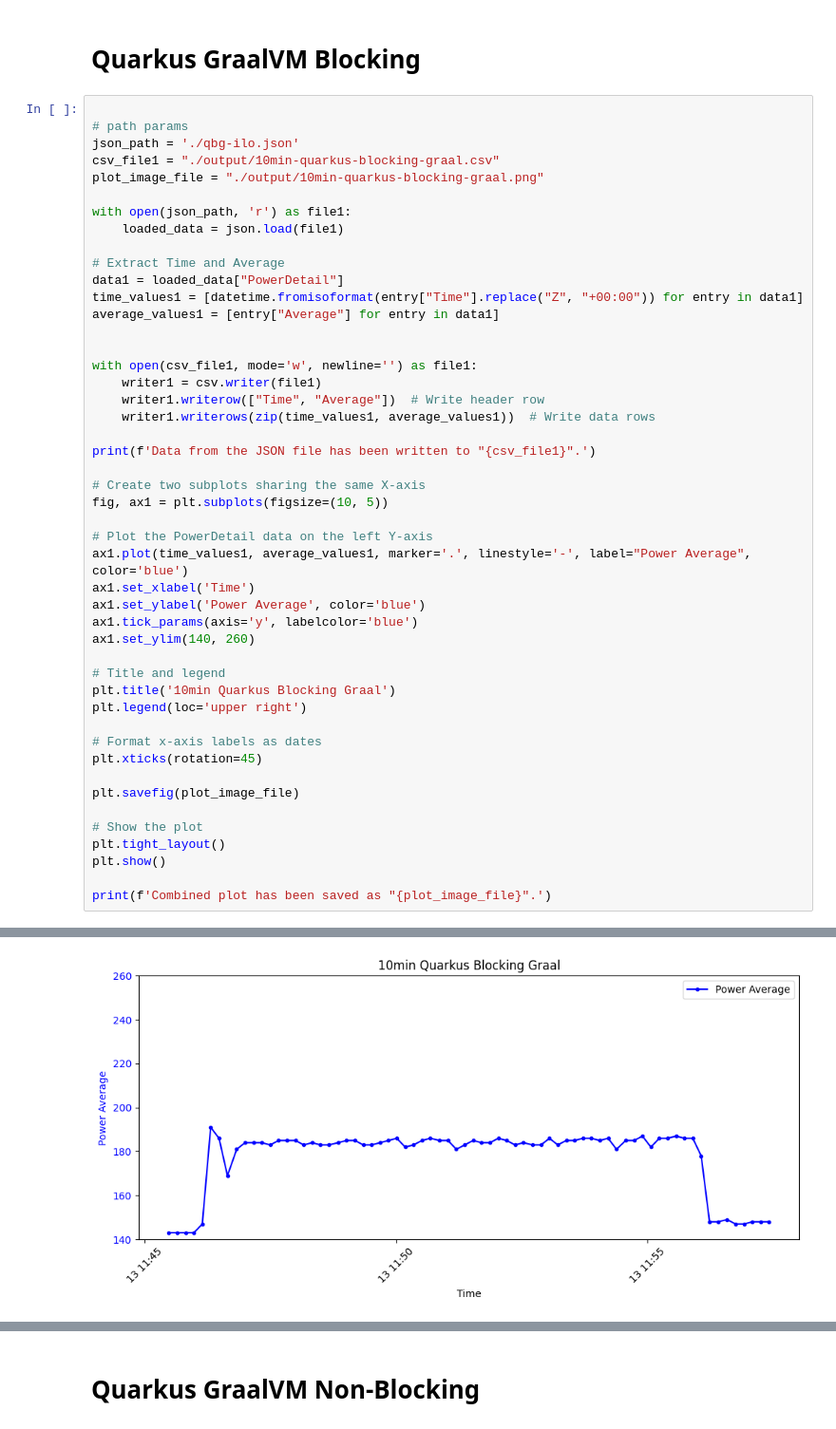
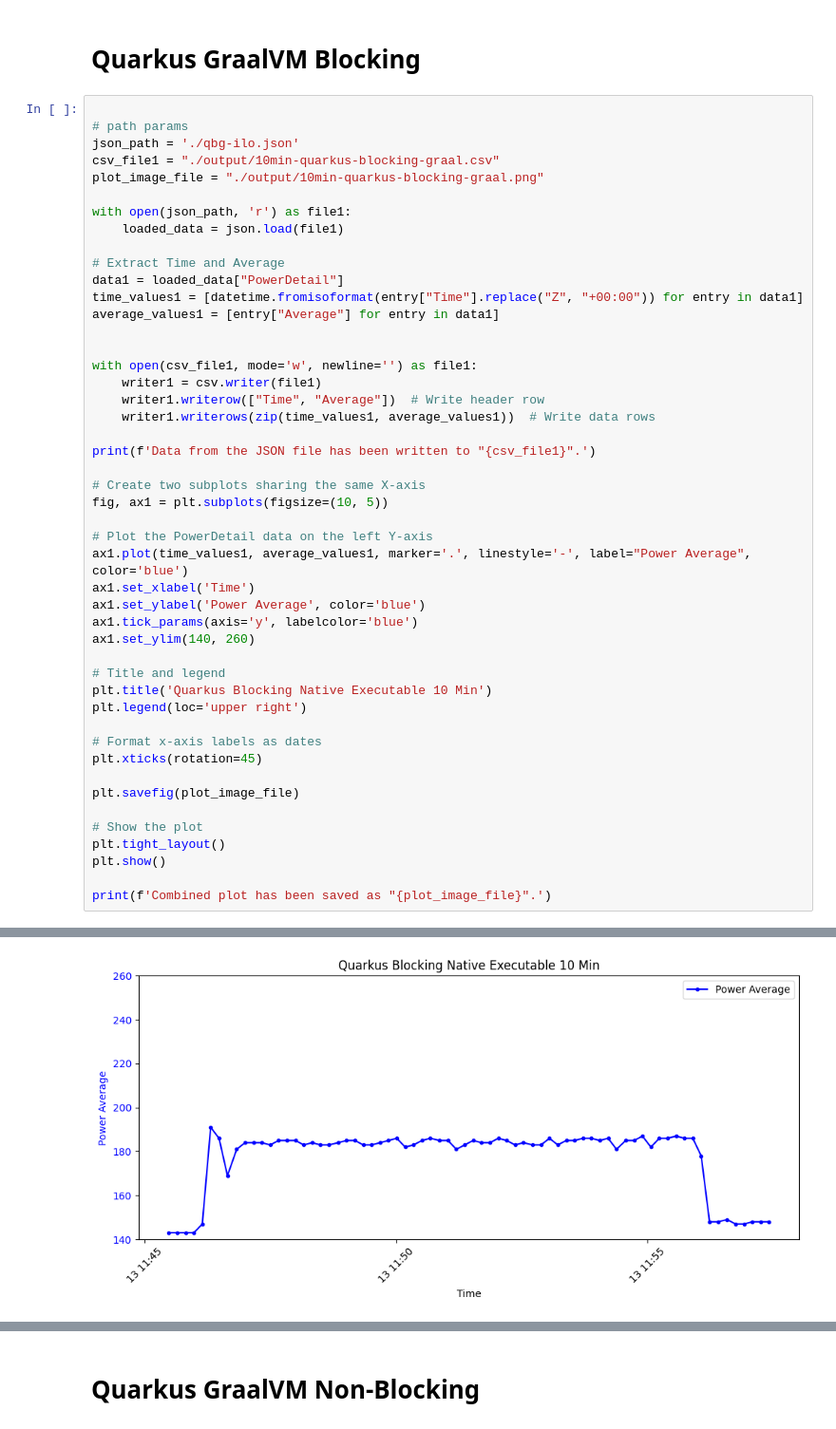
Before and after one commit to bachelorthesis-wilfer/messungen, a Jupyter notebook: quarkus/10min/z_quarkus-evaluation/10min-quarkus-run.ipynb, the cells around one changed output, grey strips where cells are left out. Shown: that part at 95% size. Saved outputs shown, nothing was run; the diff lists cells and outputs as text.

```diff
--- a/quarkus/10min/z_quarkus-evaluation/10min-quarkus-run.ipynb
+++ b/quarkus/10min/z_quarkus-evaluation/10min-quarkus-run.ipynb
@@ -185,35 +185,35 @@ with open(csv_file1, mode='w', newline='') as file1:
     writer1.writerow(["Time", "Average"])  # Write header row
     writer1.writerows(zip(time_values1, average_values1))  # Write data rows
 
 print(f'Data from the JSON file has been written to "{csv_file1}".')
 
 # Create two subplots sharing the same X-axis
 fig, ax1 = plt.subplots(figsize=(10, 5))
 
 # Plot the PowerDetail data on the left Y-axis
 ax1.plot(time_values1, average_values1, marker='.', linestyle='-', label="Power Average", color='blue')
 ax1.set_xlabel('Time')
 ax1.set_ylabel('Power Average', color='blue')
 ax1.tick_params(axis='y', labelcolor='blue')
 ax1.set_ylim(140, 260)
 
 # Title and legend
-plt.title('10min Quarkus Blocking Graal')
+plt.title('Quarkus Blocking Native Executable 10 Min')
 plt.legend(loc='upper right')
 
 # Format x-axis labels as dates
 plt.xticks(rotation=45)
 
 plt.savefig(plot_image_file)
 
 # Show the plot
 plt.tight_layout()
 plt.show()
 
 print(f'Combined plot has been saved as "{plot_image_file}".')
 # %% [output]
 Data from the JSON file has been written to "./output/10min-quarkus-blocking-graal.csv".
-[figure, old version]
+[figure, new version]
 Combined plot has been saved as "./output/10min-quarkus-blocking-graal.png".
 # %% [markdown]
 # Quarkus GraalVM Non-Blocking
```
Also changed, not shown: parts of 4 cells of this notebook, 8 other files.
